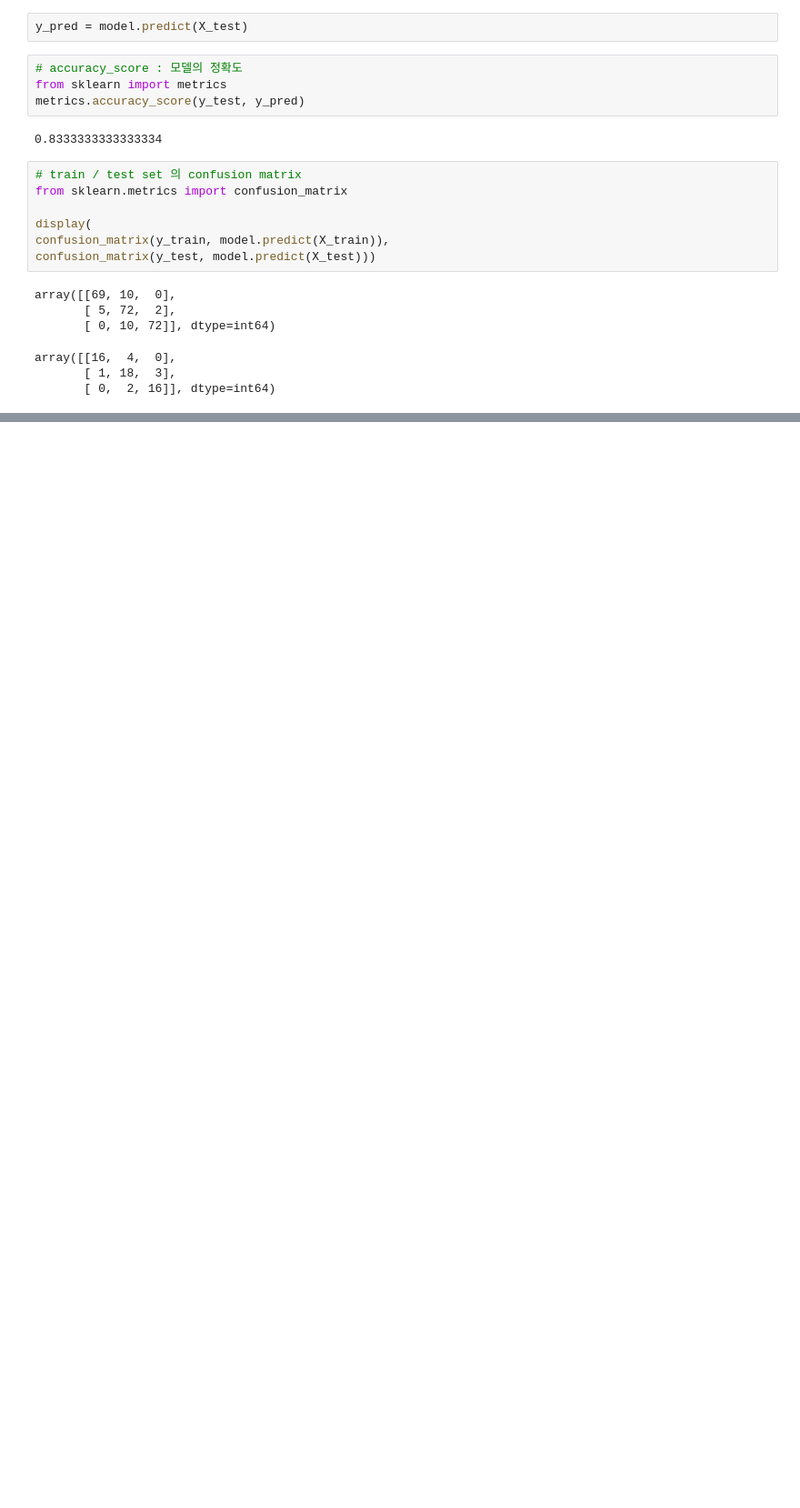
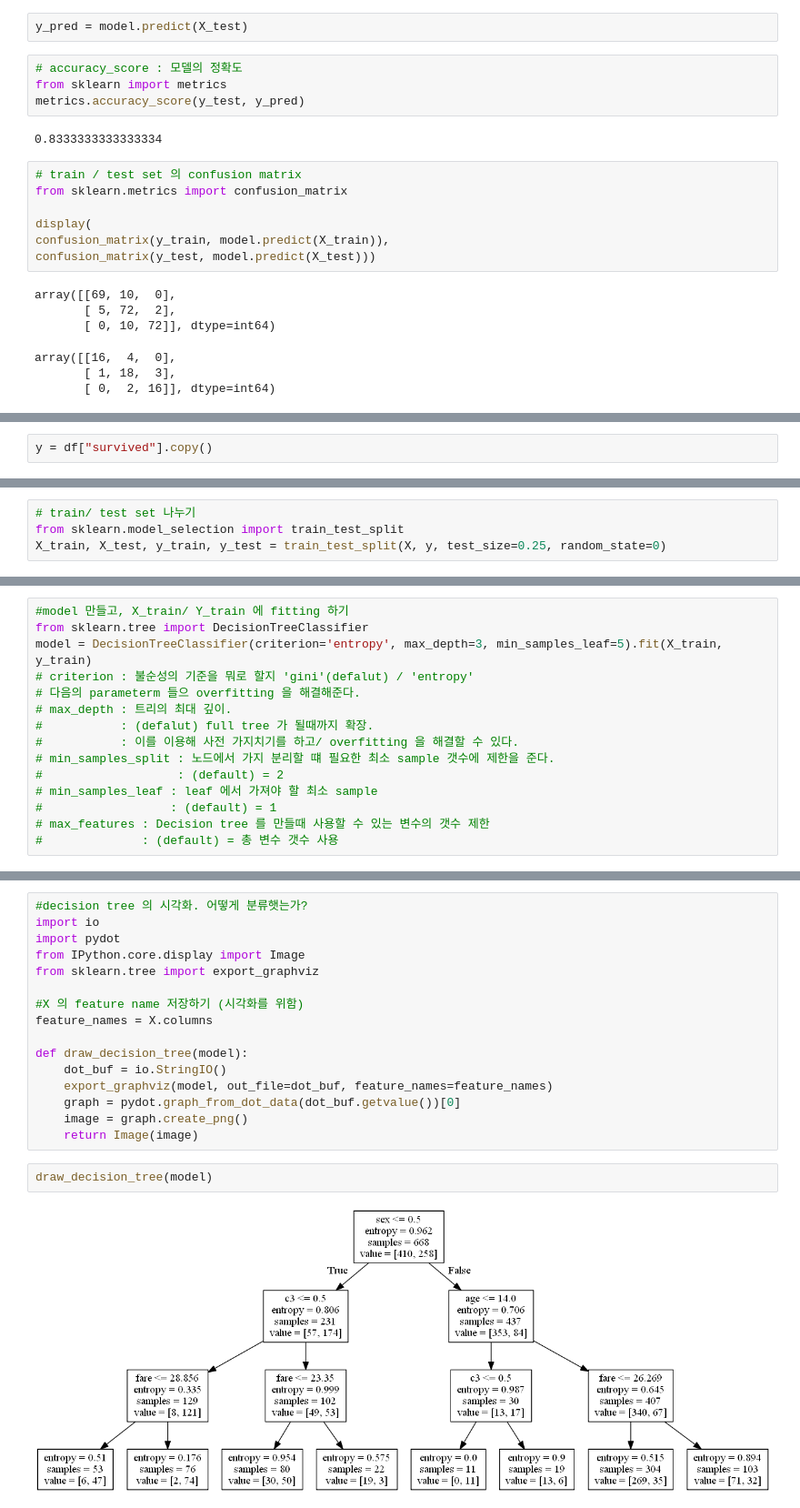
Before and after one commit to hana-dool/Data_Analysis, a Jupyter notebook: [Classification].ipynb, the cells around one changed output, grey strips where cells are left out. Shown at 91% size. Cells and saved outputs as stored; diff of their text form; blank space fills up the shorter version.

```diff
--- a/[Classification].ipynb
+++ b/[Classification].ipynb
@@ -98,0 +277,2 @@ array([[16,  4,  0],
+# %%
+y = df["survived"].copy()
@@ -98,0 +281,4 @@ array([[16,  4,  0],
+# %%
+# train/ test set 나누기
+from sklearn.model_selection import train_test_split
+X_train, X_test, y_train, y_test = train_test_split(X, y, test_size=0.25, random_state=0)
@@ -98,0 +287,15 @@ array([[16,  4,  0],
+# %%
+#model 만들고, X_train/ Y_train 에 fitting 하기
+from sklearn.tree import DecisionTreeClassifier
+model = DecisionTreeClassifier(criterion='entropy', max_depth=3, min_samples_leaf=5).fit(X_train, y_train)
+# criterion : 불순성의 기준을 뭐로 할지 'gini'(defalut) / 'entropy'
+# 다음의 parameterm 들으 overfitting 을 해결해준다.
+# max_depth : 트리의 최대 깊이.
+#           : (defalut) full tree 가 될때까지 확장.
+#           : 이를 이용해 사전 가지치기를 하고/ overfitting 을 해결할 수 있다.
+# min_samples_split : 노드에서 가지 분리할 떄 필요한 최소 sample 갯수에 제한을 준다.
+#                   : (default) = 2
+# min_samples_leaf : leaf 에서 가져야 할 최소 sample
+#                  : (default) = 1
+# max_features : Decision tree 를 만들때 사용할 수 있는 변수의 갯수 제한
+#              : (default) = 총 변수 갯수 사용
@@ -98,0 +341,20 @@ array([[16,  4,  0],
+# %%
+#decision tree 의 시각화. 어떻게 분류햇는가?
+import io
+import pydot
+from IPython.core.display import Image
+from sklearn.tree import export_graphviz
+
+#X 의 feature name 저장하기 (시각화를 위함)
+feature_names = X.columns
+
+def draw_decision_tree(model):
+    dot_buf = io.StringIO()
+    export_graphviz(model, out_file=dot_buf, feature_names=feature_names)
+    graph = pydot.graph_from_dot_data(dot_buf.getvalue())[0]
+    image = graph.create_png()
+    return Image(image)
+# %%
+draw_decision_tree(model)
+# %% [output]
+[figure, added]
```
Also changed, not shown: parts of 60 cells of this notebook, 3 other files.
